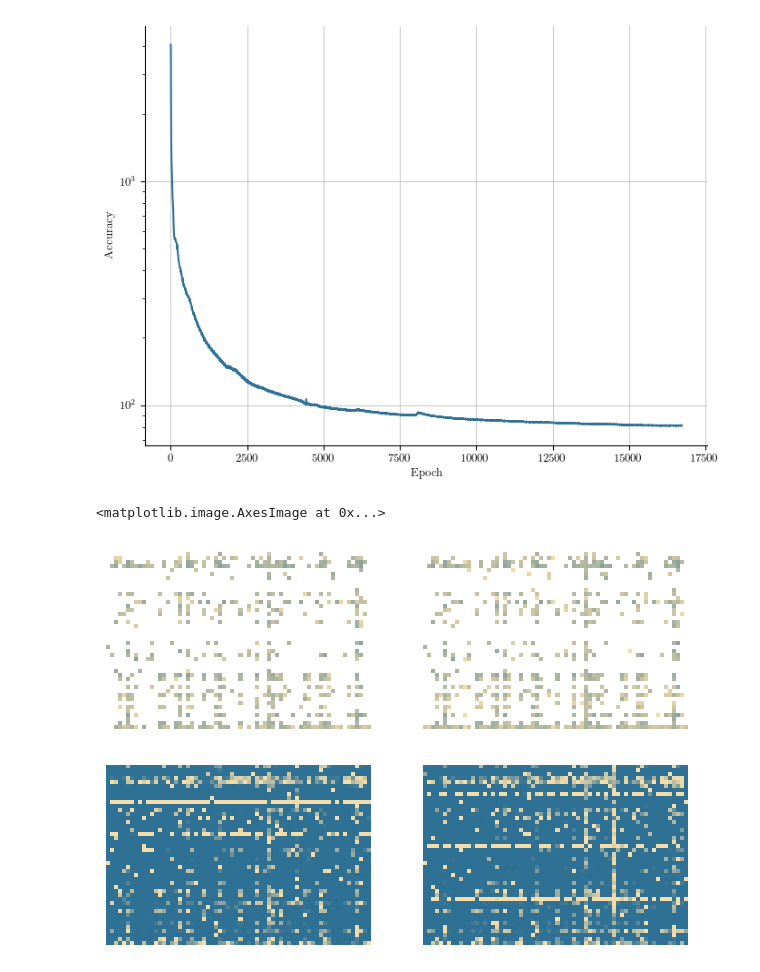
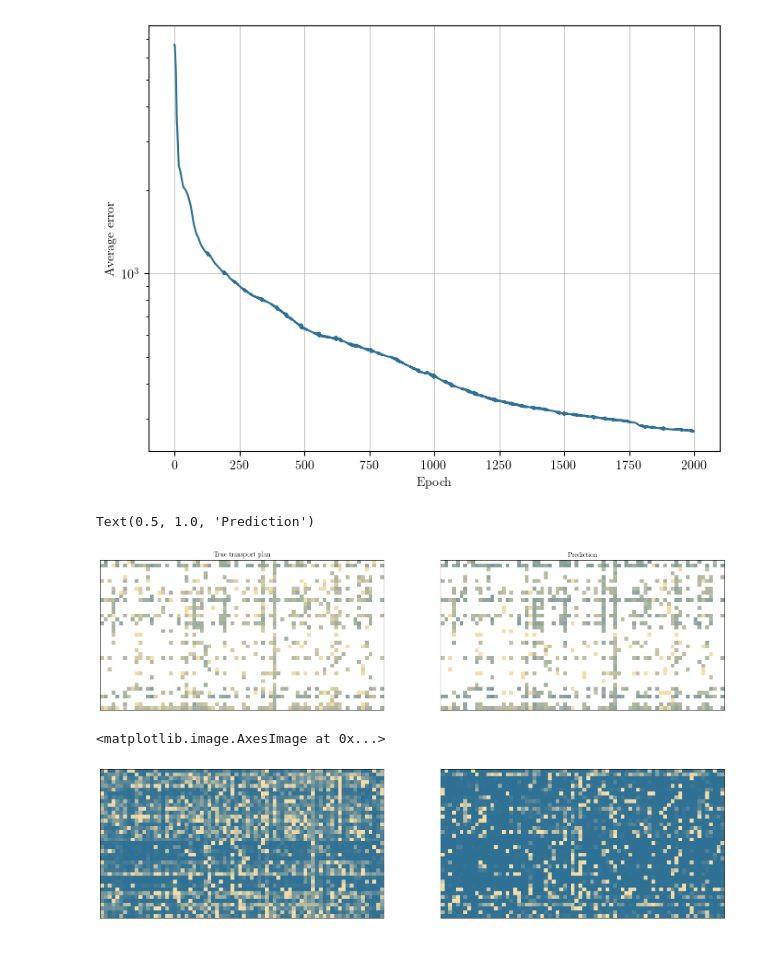
Before and after one commit to estevaofuzaro98/NeuralABM, a Jupyter notebook: models/IOT_NN/model.ipynb, the cells around one changed output. Saved outputs shown, nothing was run; the diff lists cells and outputs as text; code cells hidden in the pictures.

```diff
--- a/models/IOT_NN/model.ipynb
+++ b/models/IOT_NN/model.ipynb
@@ -48,7 +59,7 @@ FAO_data = xr.open_dataarray("/Users/thomasgaskin/FAOSTAT_data/Bananas/All_Data_
 # %%
-# Reshape the 'Year' and 'Reporter' dimensions into a single 'idx' dimension, drop, and transform into a torch.Tensor
+# Use the quantity as the training data. Reshape the 'Year' and 'Reporter' dimensions into a single 'idx' dimension, drop, and transform into a torch.Tensor
 training_data = torch.from_numpy(
-    FAO_data.stack({'idx': ['Year', 'Reporter']}).drop_vars(['Year', 'Reporter']).transpose('idx', ...).data
+    FAO_data.sel({"Element": "Quantity, t"}).stack({'idx': ['Year', 'Reporter']}).drop_vars(['Year', 'Reporter']).transpose('idx', ...).data
 ).float()
 
 M, N = training_data.shape[1:]
@@ -56,8 +67,5 @@ M, N = training_data.shape[1:]
 # Calculate the marginals
 mu, nu = torch.nansum(training_data, dim=-1, keepdim=True), torch.nansum(training_data, dim=1, keepdim=True)
 
-# Get the mask for each training dset: NaN values to do not contribute to the loss function
+# Get the mask for each training dset: edges with 0 transport flow (due to missing values) to do not contribute to the loss function
 mask = training_data > 0
-# %%
-# Replace NaNs in the training data with -1
-training_data[torch.isnan(training_data)] = -1
@@ -80,12 +89,10 @@ torch.Size([46, 45, 66])
 # %%
 # Train
-num_epochs = 15000
+num_epochs = 2000
 batch_size = 23
 
 # Kwargs for the Sinkhorn algorithm
 sinkhorn_kwargs = dict(max_iter=100, tolerance=1e-5, epsilon = 0.15)
-
-loss_ts = []
 
 # Train
 for it in (pbar := tqdm(range(num_epochs))):
@@ -108,18 +115,21 @@ for it in (pbar := tqdm(range(num_epochs))):
 
         _, _, _T_pred = base.marginals_and_transport_plan(m, n, _C_pred, epsilon=sinkhorn_kwargs["epsilon"])
 
-        training_loss = torch.nn.functional.mse_loss(
-            _T_pred[mask[j]], dset[mask[j]]
-        )
-        loss = loss +  training_loss
+        # Training loss = L2 loss on non-zero edges
+        training_loss = torch.nn.functional.mse_loss(_T_pred[mask[j]], dset[mask[j]])
 
+        # Constrain the cost matrix to have column sum = 1
+        loss = loss +  training_loss + torch.nn.functional.mse_loss(_C_pred.sum(dim=1, keepdim=False), torch.ones(M))
+
+        # Perform a gradient descent step every B iterations
         if j % batch_size == 0 or j == training_data.shape[0] - 1:
             loss.backward()
             NN.optimizer.step()
             NN.optimizer.zero_grad()
             loss = torch.tensor(0.0, requires_grad=True)
 
+        # Track the accuracy
         epoch_loss.append(torch.mean(abs(_T_pred.detach()[mask[j]] - dset[mask[j]])/ dset[mask[j]]))
 
     loss_ts.append(np.mean(epoch_loss).item())
-    pbar.set_description(f"Current accuracy: {np.round(loss_ts[-1], 2)}")
+    pbar.set_description(f"Current mean error: {np.round(loss_ts[-1], 2)}")
@@ -144,68 +150,59 @@ KeyboardInterrupt:
 # %%
 # Plot the training loss
-import matplotlib.pyplot as plt
 fig, ax = plt.subplots(figsize=(8, 6))
 ax.plot(np.arange(len(loss_ts)), np.array(loss_ts))
-ax.set_ylabel("Accuracy")
+ax.set_ylabel("Average error")
 ax.set_xlabel("Epoch")
-# ax.set_ylim(0, 1)
 ax.set_yscale('log')
-# plt.savefig("/Users/thomasgaskin/NN_accuracy.pdf", bbox_inches='tight')
 # %% [output]
-[figure, old version]
+[figure, new version]
 # %%
 # Plot an example prediction on the training data
 idx = np.random.choice(len(training_data), 1)[0]
 example_dset = training_data[idx]
 _C_pred = NN(example_dset.reshape(M * N, )).reshape(M, N).detach()
 
 # Get the marginals from the predicted cost matrix
 m, n = base.Sinkhorn(
     mu[idx],
     nu[idx],
     _C_pred,
     **sinkhorn_kwargs,
 )
 
 _, _, _T_pred = base.marginals_and_transport_plan(m, n, _C_pred, epsilon=sinkhorn_kwargs["epsilon"])
 
-from dantro.plot.utils import ColorManager
 cm = ColorManager(
     cmap={'from_values': {0: colors['c_yellow'], 1: colors['c_darkblue']}, 'continuous': True}, vmin=0, vmax=1
 )
 
-fig, axs = plt.subplots(ncols=2, nrows=1, figsize=(7.5, 3.75))
+fig, axs = plt.subplots(ncols=2, figsize=(20, 10))
 for ax in axs:
-    ax.grid()
     ax.set_xticks([])
     ax.set_yticks([])
-    ax.spines['bottom'].set_visible(False)
-    ax.spines['left'].set_visible(False)
-axs.flatten()[0].imshow(np.ma.masked_where(example_dset == -1, example_dset / 1e6), vmin=0, vmax=example_dset.max(), cmap=cm.cmap, norm='log')
-axs.flatten()[1].imshow(np.ma.masked_where(example_dset == -1, _T_pred / 1e6), vmin=0, vmax=example_dset.max(), cmap=cm.cmap, norm='log')
-# plt.savefig("/Users/thomasgaskin/NN_T_predictions.pdf", bbox_inches='tight', dpi=600)
+axs[0].imshow(np.ma.masked_where(example_dset == 0, example_dset / 1e6), vmin=0, vmax=example_dset.max(), cmap=cm.cmap, norm='log')
+axs[0].set_title("True transport plan")
+axs[1].imshow(np.ma.masked_where(example_dset == 0, _T_pred / 1e6), vmin=0, vmax=example_dset.max(), cmap=cm.cmap, norm='log')
+axs[1].set_title("Prediction")
 # %% [output]
-<matplotlib.image.AxesImage at 0x...>
+Text(0.5, 1.0, 'Prediction')
-[figure, old version]
+[figure, new version]
 # %%
 # Plot two example cost matrices
-_C_pred_1 = NN2(training_data[np.random.choice(len(training_data), 1)[0]].reshape(M * N, )).reshape(M, N).detach()
-_C_pred_2 = NN2(training_data[np.random.choice(len(training_data), 1)[0]].reshape(M * N, )).reshape(M, N).detach()
+_C_pred_1 = NN(training_data[np.random.choice(len(training_data), 1)[0]].reshape(M * N, )).reshape(M, N).detach()
+_C_pred_2 = NN(training_data[np.random.choice(len(training_data), 1)[0]].reshape(M * N, )).reshape(M, N).detach()
 
-fig, axs = plt.subplots(ncols=2, nrows=1, figsize=(7.5, 3.75))
+fig, axs = plt.subplots(ncols=2, nrows=1, figsize=(20, 10))
 
 for ax in axs:
-    ax.grid()
     ax.set_xticks([])
     ax.set_yticks([])
-    ax.spines['bottom'].set_visible(False)
-    ax.spines['left'].set_visible(False)
 
 axs[0].imshow(_C_pred_1, vmin=0, vmax=1, cmap=cm.cmap)
 axs[1].imshow(_C_pred_2, vmin=0, vmax=1, cmap=cm.cmap)
-plt.savefig("/Users/thomasgaskin/NN_cost_predictions.pdf", bbox_inches='tight', dpi=600)
 # %% [output]
+<matplotlib.image.AxesImage at 0x...>
-[figure, old version]
+[figure, new version]
 # %%
 # Now generate predictions on the FAOStat data by randomly picking one of the reporter values for each Year, where available.
 
```
Also changed, not shown: parts of 24 cells of this notebook, 1 other file.
